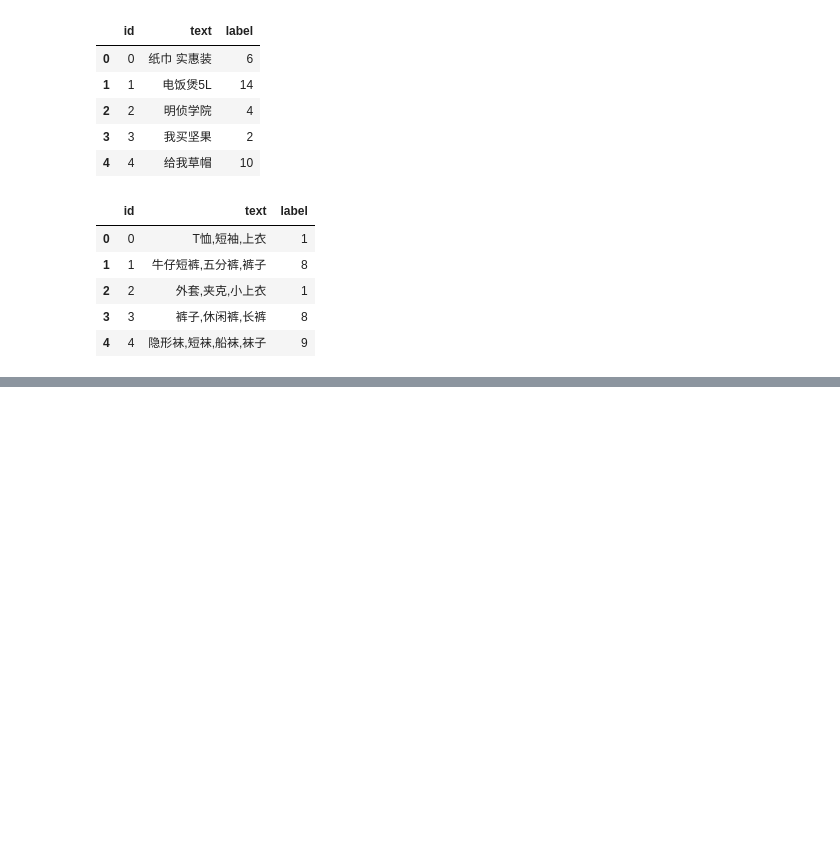
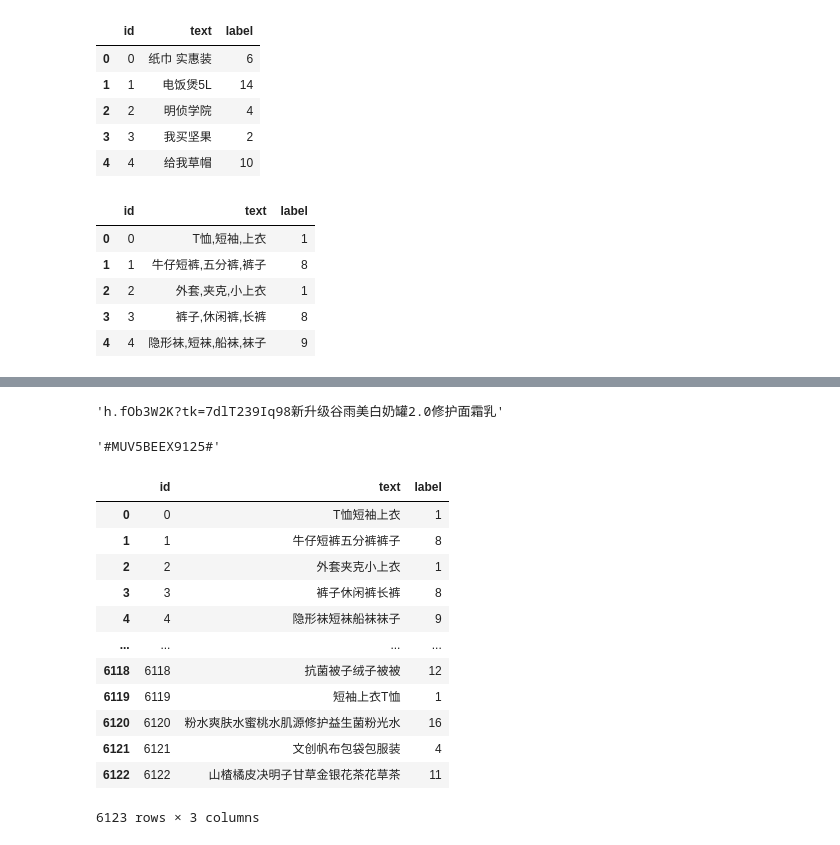
Before and after one commit to paulpaulzhang/MGTV_PIR, a Jupyter notebook: eda.ipynb, the cells around one changed output, grey strips where cells are left out. Drawn from its saved outputs; the diff is of its cells as text; code cells hidden in the pictures; blank space fills up the shorter version.

```diff
--- a/eda.ipynb
+++ b/eda.ipynb
@@ -26,0 +152,4 @@ df.to_csv('./eda.csv', index=None)
+# %%
+clean_url(text)
+# %% [output]
+'h.fOb3W2K?tk=7dlT239Iq98新升级谷雨美白奶罐2.0修护面霜乳'
@@ -26,0 +161,23 @@ df.to_csv('./eda.csv', index=None)
+# %%
+clean_invite('#MUV5BEEX9125#')
+# %% [output]
+'#MUV5BEEX9125#'
+# %%
+from data import text_enchance
+goods_df['text'] = goods_df['text'].apply(lambda x: text_enchance(x))
+# %%
+goods_df
+# %% [output]
+|  | id | text | label |
+| 0 | 0 | T恤短袖上衣 | 1 |
+| 1 | 1 | 牛仔短裤五分裤裤子 | 8 |
+| 2 | 2 | 外套夹克小上衣 | 1 |
+| 3 | 3 | 裤子休闲裤长裤 | 8 |
+| 4 | 4 | 隐形袜短袜船袜袜子 | 9 |
+| ... | ... | ... | ... |
+| 6118 | 6118 | 抗菌被子绒子被被 | 12 |
+| 6119 | 6119 | 短袖上衣T恤 | 1 |
+| 6120 | 6120 | 粉水爽肤水蜜桃水肌源修护益生菌粉光水 | 16 |
+| 6121 | 6121 | 文创帆布包袋包服装 | 4 |
+| 6122 | 6122 | 山楂橘皮决明子甘草金银花茶花草茶 | 11 |
+6123 rows × 3 columns
```
Also changed, not shown: parts of 25 cells of this notebook, 7 other files.
